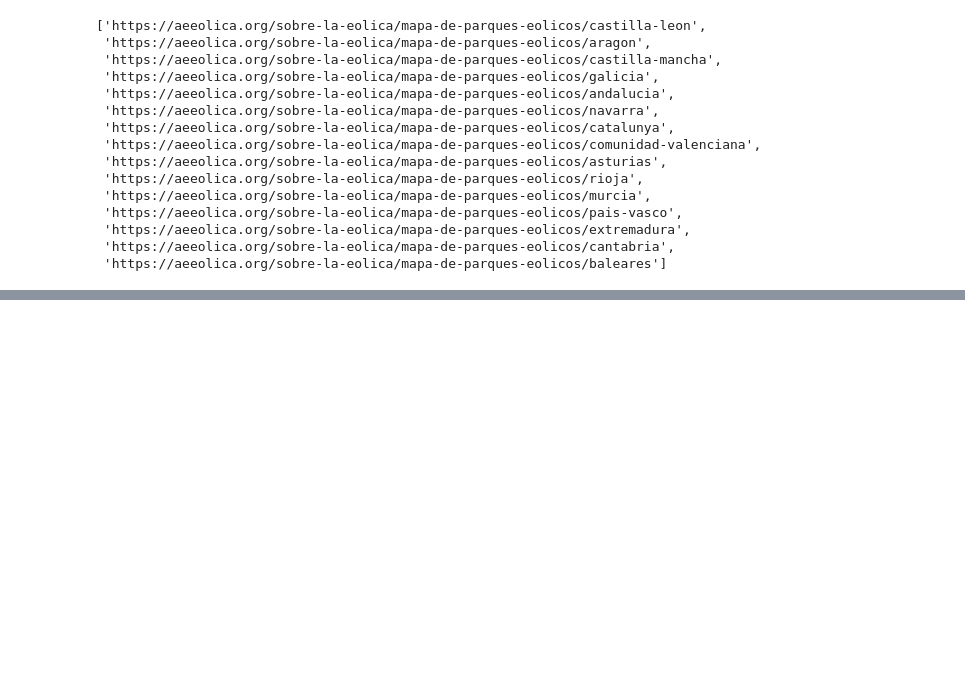
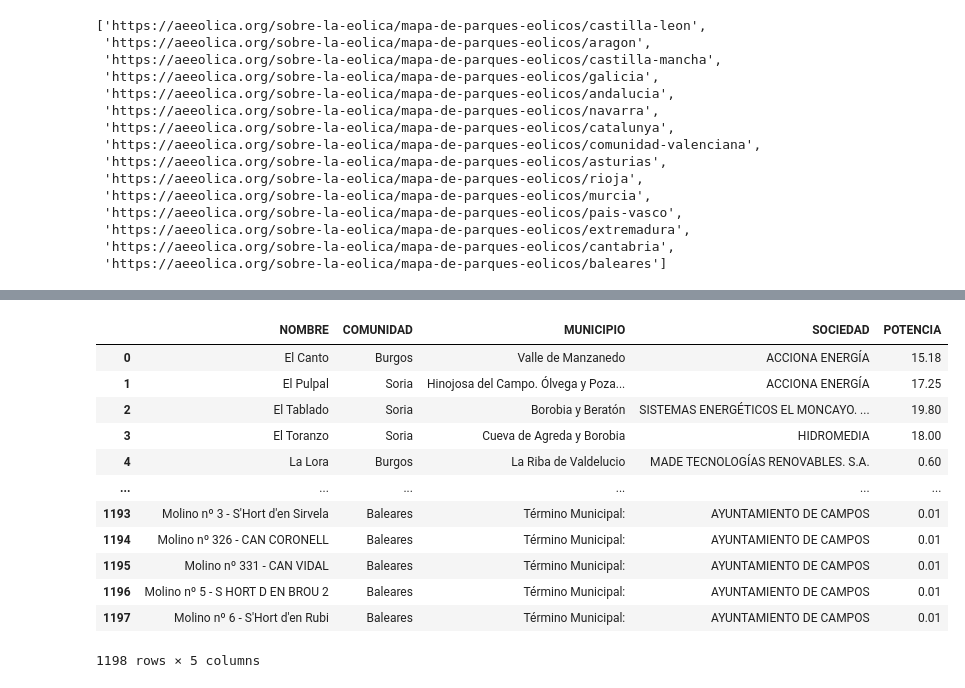
Before and after one commit to Davidmcii/DMC-w4-ETL-Project, a Jupyter notebook: 2-Code/2-w4_mainEolico.ipynb, the cells around one changed output, grey strips where cells are left out. Drawn from its saved outputs; the diff is of its cells as text; code cells hidden in the pictures; blank space fills up the shorter version.

```diff
--- a/2-Code/2-w4_mainEolico.ipynb
+++ b/2-Code/2-w4_mainEolico.ipynb
@@ -131,2 +129,22 @@ PPEE_esp=pd.DataFrame(info_parques)
+# %%
+columnas=['NOMBRE','COMUNIDAD','MUNICIPIO','SOCIEDAD','POTENCIA']
+
+PPEE_esp=pd.DataFrame(info_parques, columns= columnas)
+
+PPEE_esp
+# %% [output]
+|  | NOMBRE | COMUNIDAD | MUNICIPIO | SOCIEDAD | POTENCIA |
+| 0 | El Canto | Burgos | Valle de Manzanedo | ACCIONA ENERGÍA | 15.18 |
+| 1 | El Pulpal | Soria | Hinojosa del Campo. Ólvega y Poza... | ACCIONA ENERGÍA | 17.25 |
+| 2 | El Tablado | Soria | Borobia y Beratón | SISTEMAS ENERGÉTICOS EL MONCAYO. ... | 19.80 |
+| 3 | El Toranzo | Soria | Cueva de Agreda y Borobia | HIDROMEDIA | 18.00 |
+| 4 | La Lora | Burgos | La Riba de Valdelucio | MADE TECNOLOGÍAS RENOVABLES. S.A. | 0.60 |
+| ... | ... | ... | ... | ... | ... |
+| 1193 | Molino nº 3 - S'Hort d'en Sirvela | Baleares | Término Municipal: | AYUNTAMIENTO DE CAMPOS | 0.01 |
+| 1194 | Molino nº 326 - CAN CORONELL | Baleares | Término Municipal: | AYUNTAMIENTO DE CAMPOS | 0.01 |
+| 1195 | Molino nº 331 - CAN VIDAL | Baleares | Término Municipal: | AYUNTAMIENTO DE CAMPOS | 0.01 |
+| 1196 | Molino nº 5 - S HORT D EN BROU 2 | Baleares | Término Municipal: | AYUNTAMIENTO DE CAMPOS | 0.01 |
+| 1197 | Molino nº 6 - S'Hort d'en Rubi | Baleares | Término Municipal: | AYUNTAMIENTO DE CAMPOS | 0.01 |
+1198 rows × 5 columns
 # %%
 PPEE_esp.to_csv('./ppee_esp.csv', index=False, sep =',')
```
Also changed, not shown: parts of 4 cells of this notebook, 6 other files.
